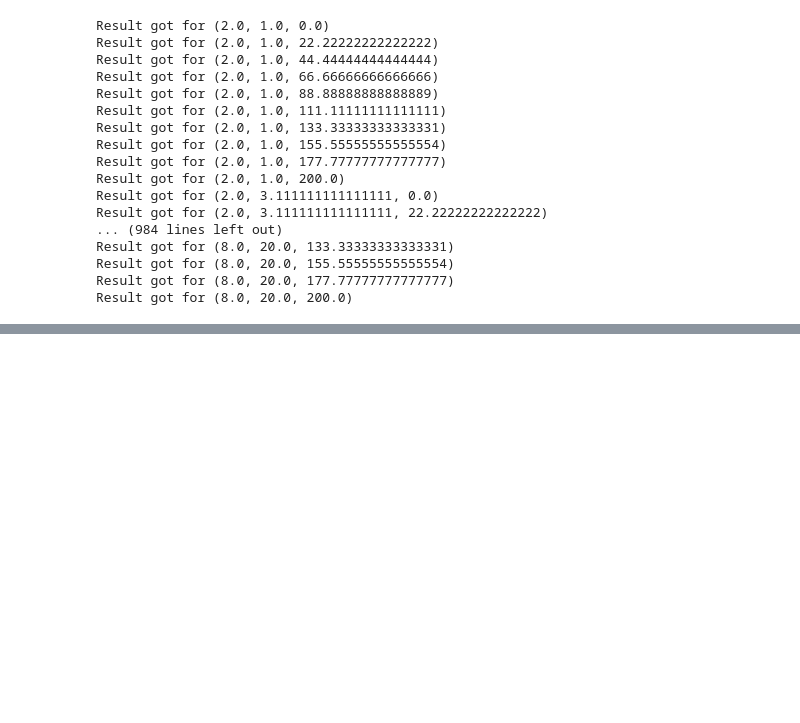
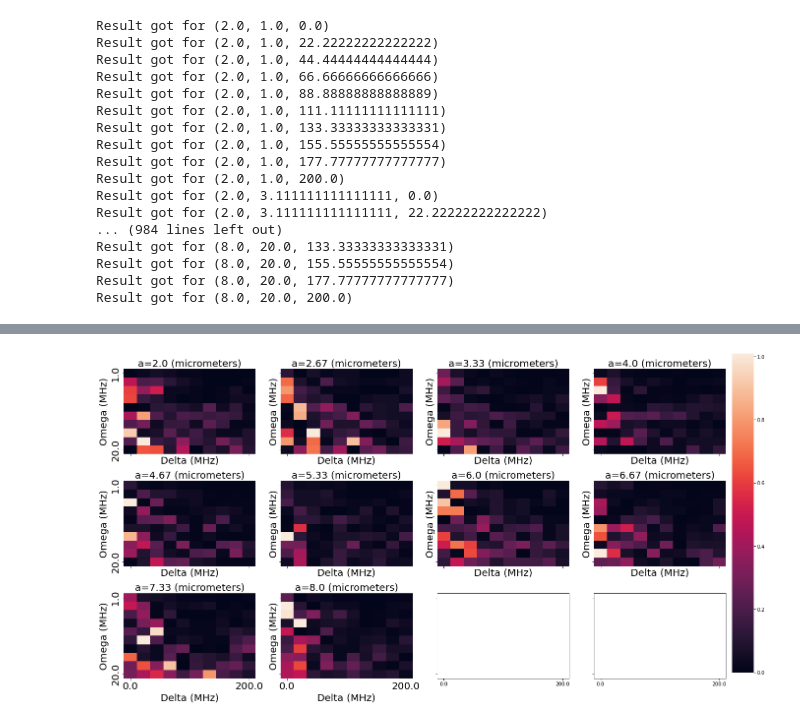
Before and after one commit to zmohammad01/amazon-braket-examples, a Jupyter notebook: examples/analog_hamiltonian_simulation/Testing_boundaries_local_sim_task_1_2_atoms.ipynb, the cells around one changed output, grey strips where cells are left out. Cells and saved outputs as stored; diff of their text form; code cells hidden in the pictures; blank space fills up the shorter version.

```diff
--- a/examples/analog_hamiltonian_simulation/Testing_boundaries_local_sim_task_1_2_atoms.ipynb
+++ b/examples/analog_hamiltonian_simulation/Testing_boundaries_local_sim_task_1_2_atoms.ipynb
@@ -387,0 +411,2 @@ Increasing `shots` does not help, and since the program is constant, increasing
+# %%
+results_sim, results_theory, diff, avg = compare(programs, steps = 100 * steps)
@@ -387,0 +465,5 @@ Increasing `shots` does not help, and since the program is constant, increasing
+# %%
+plt.rcParams["figure.figsize"] = (20,10)
+visualize_diff(diff)
+# %% [output]
+[figure, added]
```
Also changed, not shown: parts of 20 cells of this notebook, 5 other files.
